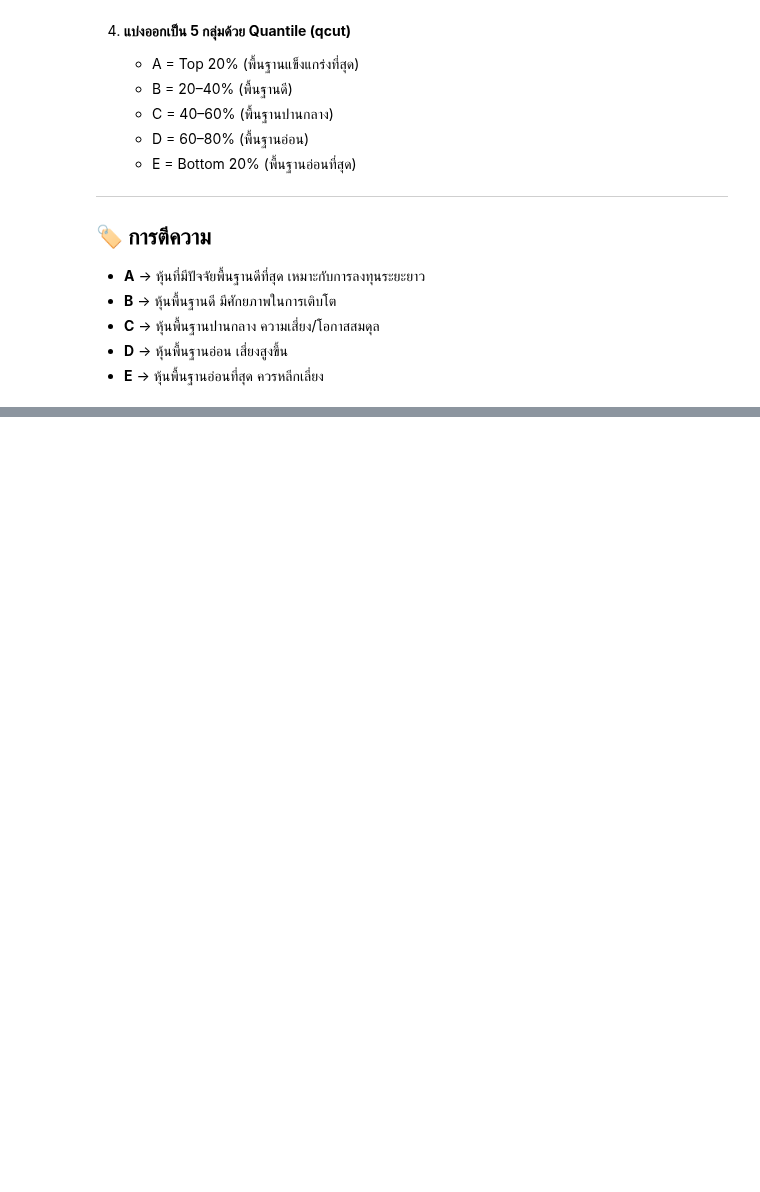
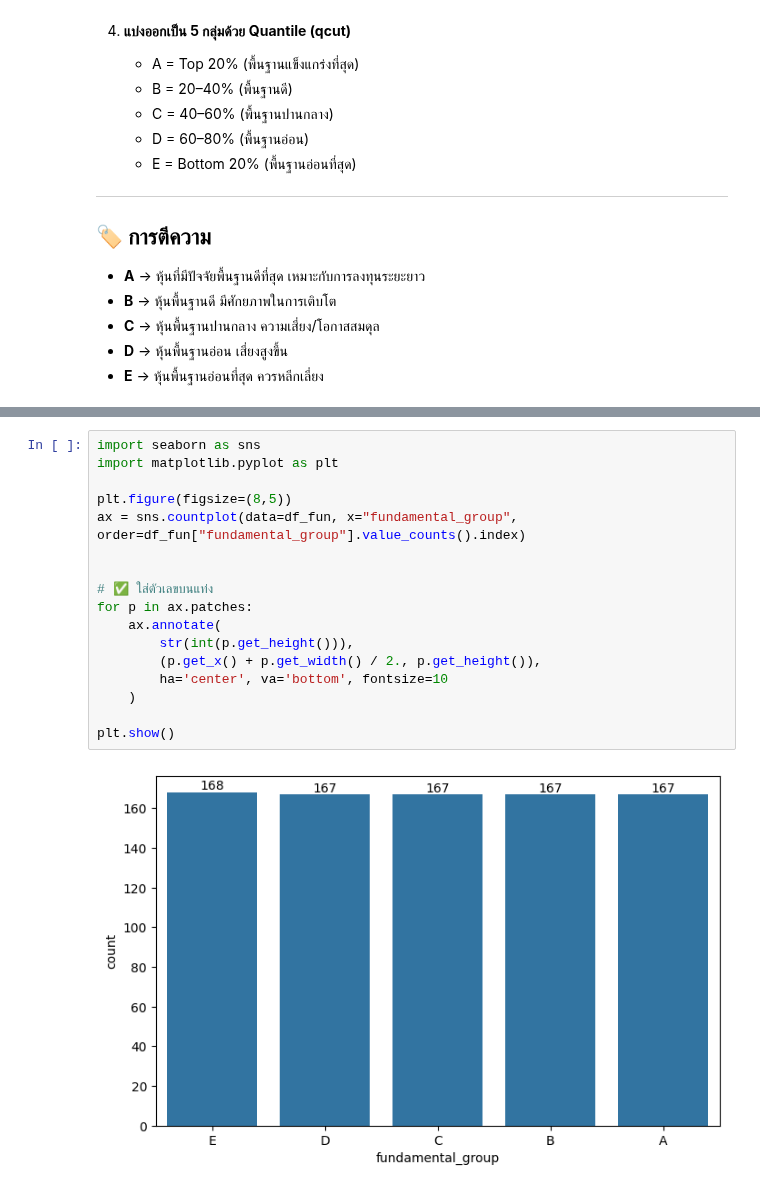
Before and after one commit to phqsuema123/Stock-quadrant-quantitative-analysis-using-deep-learning-classification, a Jupyter notebook: 1.Final_file/3.Data_preparation,4.Modelling/5model.ipynb, the cells around one changed output, grey strips where cells are left out. Cells and saved outputs as stored; diff of their text form; blank space fills up the shorter version.

```diff
--- a/1.Final_file/3.Data_preparation,4.Modelling/5model.ipynb
+++ b/1.Final_file/3.Data_preparation,4.Modelling/5model.ipynb
@@ -344,3 +354,22 @@ df_fun[['symbol','eps','pe','pbv','percentyield','marketcap','stat_group']].head
+# %%
+import seaborn as sns
+import matplotlib.pyplot as plt
+
+plt.figure(figsize=(8,5))
+ax = sns.countplot(data=df_fun, x="fundamental_group", order=df_fun["fundamental_group"].value_counts().index)
+
+
+# ✅ ใส่ตัวเลขบนแท่ง
+for p in ax.patches:
+    ax.annotate(
+        str(int(p.get_height())),
+        (p.get_x() + p.get_width() / 2., p.get_height()),
+        ha='center', va='bottom', fontsize=10
+    )
+
+plt.show()
+# %% [output]
+[figure, added]
 # %%
 # ✅ 1) ดึงแท่งล่าสุดของแต่ละ symbol
 df_latest_candle = (
```
Also changed, not shown: parts of 20 cells of this notebook, 1 other file.
